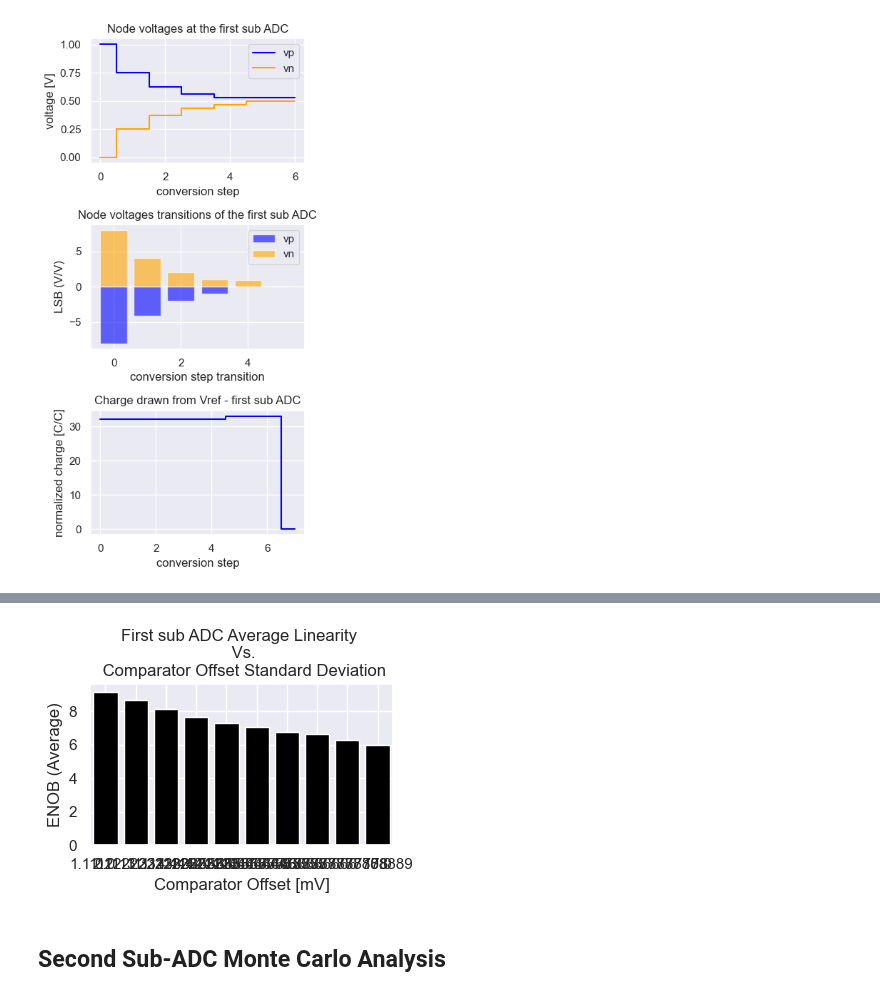
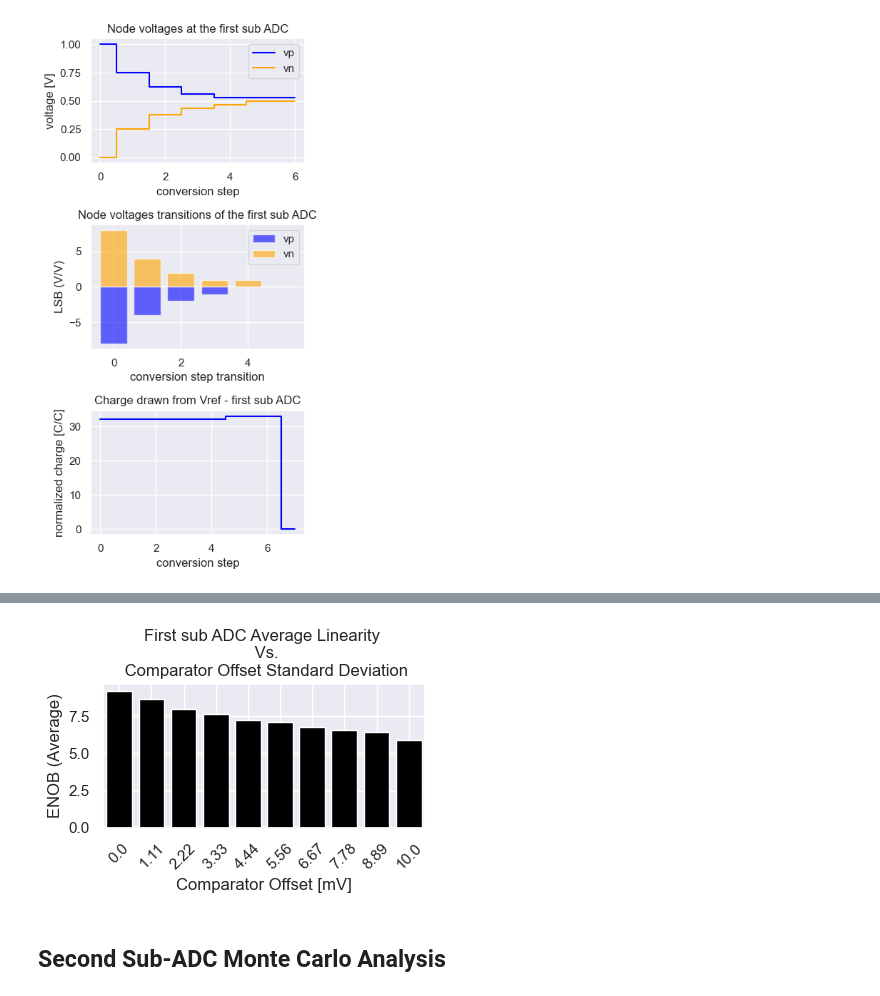
Before and after one commit to das-dias/signal-converters-notebooks, a Jupyter notebook: practical_classes/project_1.ipynb, the cells around one changed output, grey strips where cells are left out. Saved outputs shown, nothing was run; the diff lists cells and outputs as text; code cells hidden in the pictures.

```diff
--- a/practical_classes/project_1.ipynb
+++ b/practical_classes/project_1.ipynb
@@ -751,15 +751,16 @@ plt.tight_layout()
 # %%
 # observe the average linearity of the first sub ADC
 # against comparator offset
 fig, ax = plt.subplots(figsize=(4,3))
 sns.barplot(x=comp_offsets/mV, y=first_sub_adc_avg_lin, color='black', ax=ax)
 ax.set_xlabel('Comparator Offset [mV]')
 ax.set_ylabel('ENOB (Average)')
 ax.set_title('First sub ADC Average Linearity \n Vs.\n Comparator Offset Standard Deviation')
+ax.set_xticklabels(np.round(comp_offsets/mV, 2), rotation=45)
 ax.grid(True)
 plt.tight_layout()
 # %% [output]
-[figure, old version]
+[figure, new version]
 # %%
 # TODO 2: Obtain the output codes of each sub-ADC for a sinusoidal input signal and obtain the THD, SNR, SNDR and SFDR of the ADC
 # TODO 3: Vary the frequency of the input signal and compute the ENOB of the ADC, to observe the Effective Resolution Bandwidth (ERB) of the ADC
```
Also changed, not shown: parts of 14 cells of this notebook, 1 other file.
